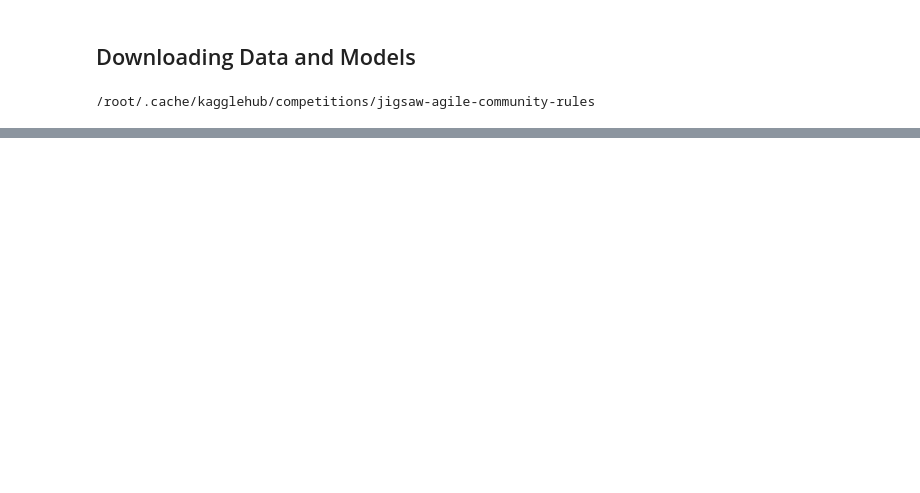
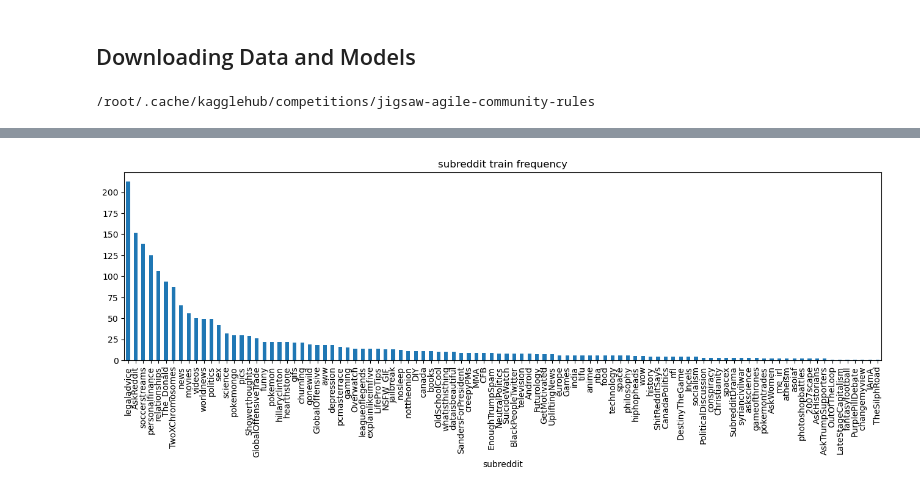
Before and after one commit to dsc-hro/kaggle-jigsaw-agile-community-rules, a Jupyter notebook: submission.ipynb, the cells around one changed output, grey strips where cells are left out. Drawn from its saved outputs; the diff is of its cells as text; code cells hidden in the pictures; blank space fills up the shorter version.

```diff
--- a/submission.ipynb
+++ b/submission.ipynb
@@ -63,7 +67,7 @@ Kaggle credentials successfully validated.
 # %% [markdown]
 ## Downloading Data and Models
 # %%
-DATA_PATH = kagglehub.competition_download(COMPETITION_HANDLE)
+DATA_PATH = Path(kagglehub.competition_download(COMPETITION_HANDLE))
 print(DATA_PATH)
 # %% [output]
 /root/.cache/kagglehub/competitions/jigsaw-agile-community-rules
@@ -86,0 +93,4 @@ NameError: name 'MODEL' is not defined
+# %%
+train_df = pd.read_csv(DATA_PATH / "train.csv")
+test_df = pd.read_csv(DATA_PATH / "test.csv")
+sample_df = pd.read_csv(DATA_PATH / "sample_submission.csv")
@@ -86,0 +106,4 @@ NameError: name 'MODEL' is not defined
+# %%
+train_df["subreddit"].value_counts().plot.bar(figsize=(16,4), title="subreddit train frequency");
+# %% [output]
+[figure, added]
```
Also changed, not shown: parts of 15 cells of this notebook, 1 other file.
